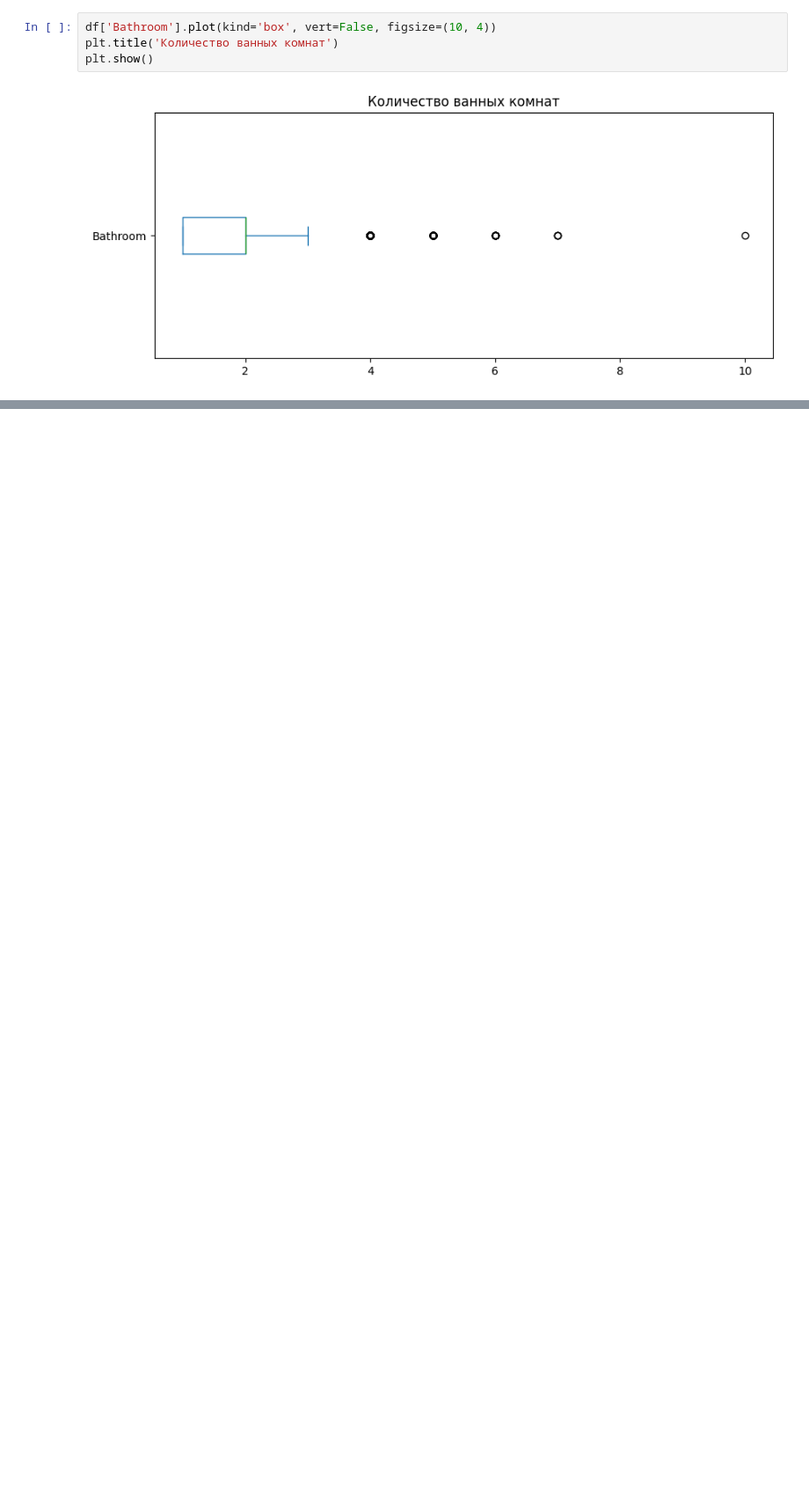
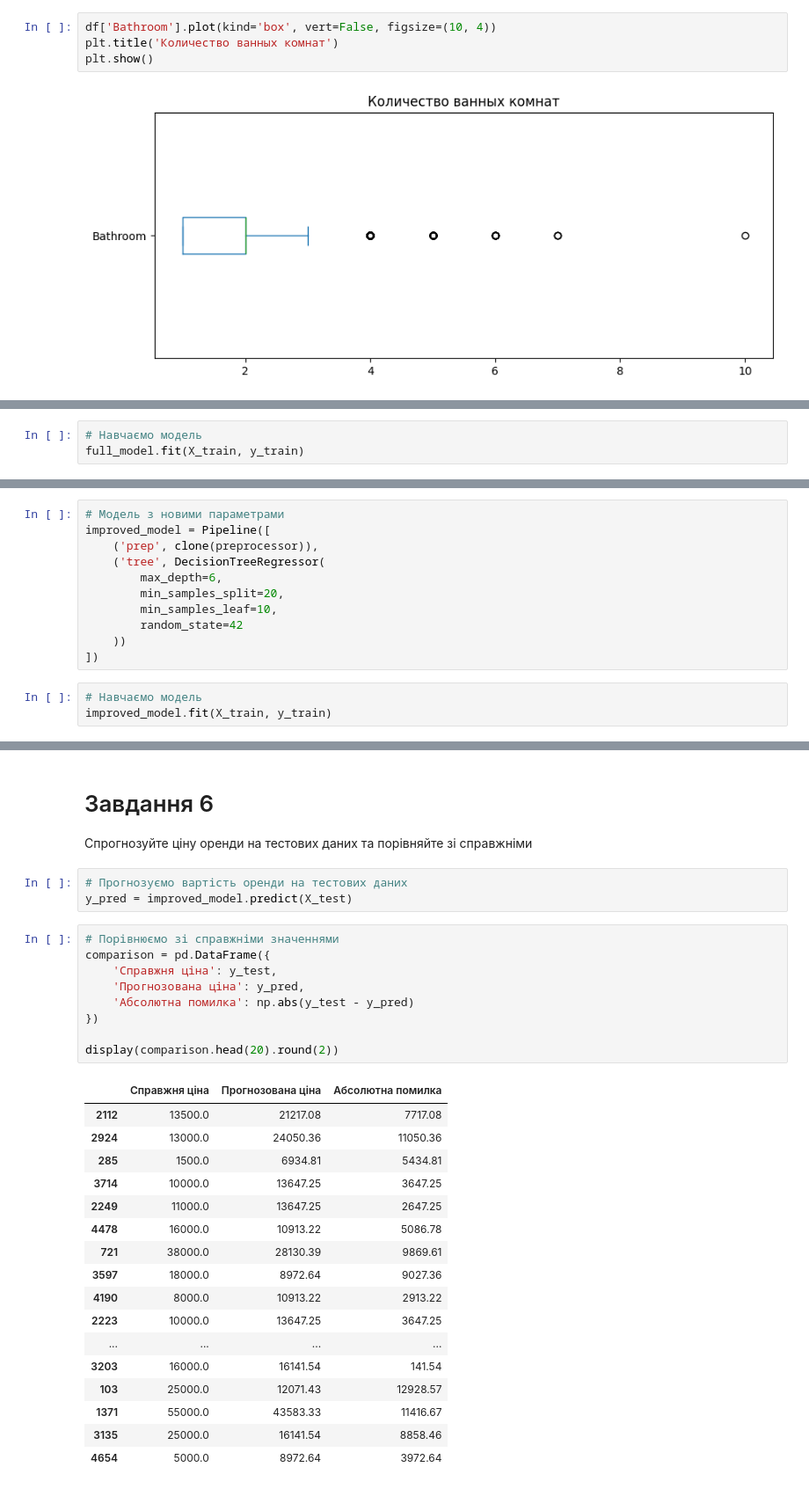
Before and after one commit to ChumakOleksandr/ITStep-AI, a Jupyter notebook: ДЗ_обробка_даних.ipynb, the cells around one changed output, grey strips where cells are left out. Shown at 88% size. Drawn from its saved outputs; the diff is of its cells as text; blank space fills up the shorter version.

```diff
--- a/ДЗ_обробка_даних.ipynb
+++ b/ДЗ_обробка_даних.ipynb
@@ -164,0 +287,3 @@ plt.show()
+# %%
+# Навчаємо модель
+full_model.fit(X_train, y_train)
@@ -164,0 +333,14 @@ plt.show()
+# %%
+# Модель з новими параметрами
+improved_model = Pipeline([
+    ('prep', clone(preprocessor)),
+    ('tree', DecisionTreeRegressor(
+        max_depth=6,
+        min_samples_split=20,
+        min_samples_leaf=10,
+        random_state=42
+    ))
+])
+# %%
+# Навчаємо модель
+improved_model.fit(X_train, y_train)
@@ -164,0 +393,33 @@ plt.show()
+# %% [markdown]
+# Завдання 6
+Спрогнозуйте ціну оренди на тестових даних та порівняйте зі справжніми
+# %%
+# Прогнозуємо вартість оренди на тестових даних
+y_pred = improved_model.predict(X_test)
+# %%
+# Порівнюємо зі справжніми значеннями
+comparison = pd.DataFrame({
+    'Справжня ціна': y_test,
+    'Прогнозована ціна': y_pred,
+    'Абсолютна помилка': np.abs(y_test - y_pred)
+})
+
+display(comparison.head(20).round(2))
+# %% [output]
+|  | Справжня ціна | Прогнозована ціна | Абсолютна помилка |
+| 2112 | 13500.0 | 21217.08 | 7717.08 |
+| 2924 | 13000.0 | 24050.36 | 11050.36 |
+| 285 | 1500.0 | 6934.81 | 5434.81 |
+| 3714 | 10000.0 | 13647.25 | 3647.25 |
+| 2249 | 11000.0 | 13647.25 | 2647.25 |
+| 4478 | 16000.0 | 10913.22 | 5086.78 |
+| 721 | 38000.0 | 28130.39 | 9869.61 |
+| 3597 | 18000.0 | 8972.64 | 9027.36 |
+| 4190 | 8000.0 | 10913.22 | 2913.22 |
+| 2223 | 10000.0 | 13647.25 | 3647.25 |
+| ... | ... | ... | ... |
+| 3203 | 16000.0 | 16141.54 | 141.54 |
+| 103 | 25000.0 | 12071.43 | 12928.57 |
+| 1371 | 55000.0 | 43583.33 | 11416.67 |
+| 3135 | 25000.0 | 16141.54 | 8858.46 |
+| 4654 | 5000.0 | 8972.64 | 3972.64 |
```
Also changed, not shown: parts of 27 cells of this notebook.
